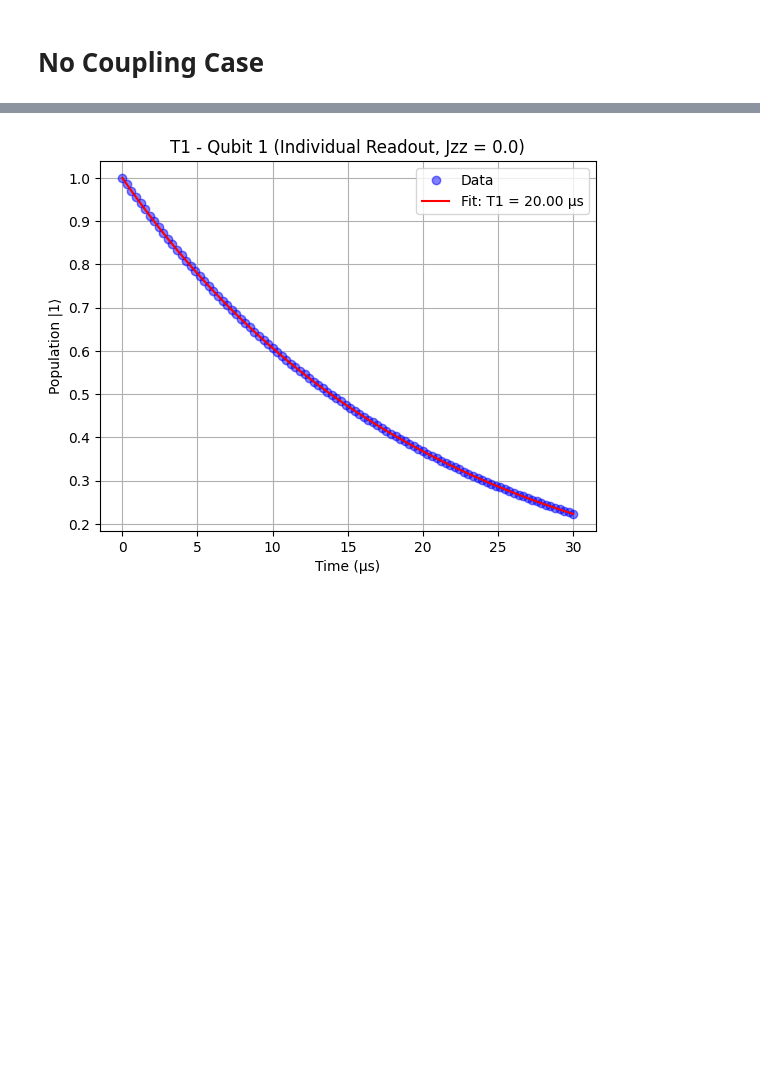
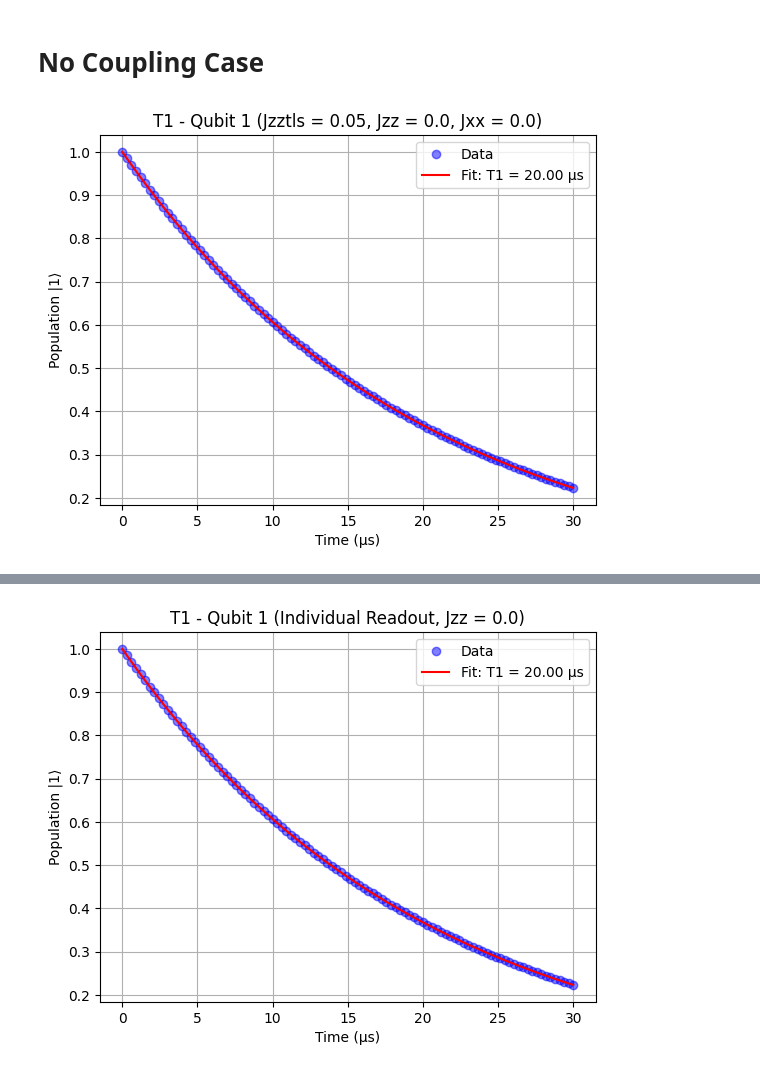
Before and after one commit to jyamaoka/qubit_zz_coupling, a Jupyter notebook: nb/Refactor_Two_Qubits_with_ZZCoupling_and_single_TLS_via_ZZ_interaction.ipynb, the cells around one changed output, grey strips where cells are left out. Drawn from its saved outputs; the diff is of its cells as text; code cells hidden in the pictures; blank space fills up the shorter version.

```diff
--- a/nb/Refactor_Two_Qubits_with_ZZCoupling_and_single_TLS_via_ZZ_interaction.ipynb
+++ b/nb/Refactor_Two_Qubits_with_ZZCoupling_and_single_TLS_via_ZZ_interaction.ipynb
@@ -57,7 +57,7 @@ def plot_t1(H, psi0, tlist, c_ops, e_ops, plable_Qbit, system_params):
     ax.plot(tlist, pop, 'bo', alpha=0.5, label='Data')
     ax.plot(tlist, exp_decay(tlist, *fit_par), 'r-',
             label=f'Fit: T1 = {fit_par[1]:.2f} μs')
-    ax.set_title(f'T1 - {plable_Qbit} (Jzztls = {system_params["Jtls"]}, Jzz = {system_params["Jzz"]}, Jxx = {system_params["Jxx"]})')
+    ax.set_title(f'T1 - {plable_Qbit} (Jzztls = {system_params["JTLS"]}, Jzz = {system_params["Jzz"]}, Jxx = {system_params["Jxx"]})')
     ax.set_xlabel('Time (μs)')
     ax.set_ylabel('Population |1⟩')
     ax.legend()
@@ -65,7 +65,7 @@ def plot_t1(H, psi0, tlist, c_ops, e_ops, plable_Qbit, system_params):
     return ax
 
 
-def solve_t2(H, psi0, tlist, c_ops, e_ops, ret_pop=False):
+def solve_t2(H, psi0, tlist, c_ops, e_ops, first_guess, ret_pop=False):
 
     # solve LME in z basis
     result = mesolve(H, psi0, tlist, c_ops, e_ops=e_ops)
@@ -74,7 +74,9 @@ def solve_t2(H, psi0, tlist, c_ops, e_ops, ret_pop=False):
     pop = make_population(result.expect[0])
 
     # fit results
-    first_guess, _ = fit_gauss_ramsey(tlist, pop)
+    #fit_parameters = [0.5, 1.0 / SYSTEM_PARAMS_NOCOUP["dephasing"]["q1"], # best guess
+    #              SYSTEM_PARAMS_NOCOUP["fq1"], 0.0, 0.5]
+    #first_guess, _ = fit_gauss_ramsey(tlist, pop)
     fit_par, _ = curve_fit(ramsey, tlist, pop, p0=first_guess)
 
     if ret_pop :
@@ -82,9 +84,9 @@ def solve_t2(H, psi0, tlist, c_ops, e_ops, ret_pop=False):
 
     return fit_par
 
-def plot_t2(H, psi0, tlist, c_ops, e_ops, plable_Qbit, system_params):
+def plot_t2(H, psi0, tlist, c_ops, e_ops, first_guess, plable_Qbit, system_params):
 
-    fit_par, pop = solve_t2(H, psi0, tlist, c_ops, e_ops, ret_pop=True)
+    fit_par, pop = solve_t2(H, psi0, tlist, c_ops, e_ops, first_guess, ret_pop=True)
 
     # draw
     # Create a figure and axes object
@@ -92,7 +94,7 @@ def plot_t2(H, psi0, tlist, c_ops, e_ops, plable_Qbit, system_params):
     ax.plot(tlist, pop, 'bo', alpha=0.5, label='Data')
     ax.plot(tlist, ramsey(tlist, *fit_par), 'r-',
             label=f'Fit: T2 = {fit_par[1]:.2f} μs')
-    ax.set_title(f'T2 - {plable_Qbit} (Jzztls = {system_params["Jtls"]}, Jzz = {system_params["Jzz"]}, Jxx = {system_params["Jxx"]})')
+    ax.set_title(f'T2 - {plable_Qbit} (Jzztls = {system_params["JTLS"]}, Jzz = {system_params["Jzz"]}, Jxx = {system_params["Jxx"]})')
     ax.set_xlabel('Time (μs)')
     ax.set_ylabel('Population |1⟩')
     ax.legend()
@@ -163,3 +165,11 @@ H, c_ops, sz_q1, sz_q2, sx_q1, sx_q2 = setup_operators(system_params=SYSTEM_PARA
 
 # get times
 tlist = SYSTEM_PARAMS_NOCOUP["time_points"]
+# %%
+# T1 measurement for Qubit 1
+psi0 = tensor(basis(2, 0), basis(2, 1), basis(2, 1))  # |0⟩|1⟩|1⟩
+solve_t1(H, psi0, tlist, c_ops, [sz_q1], ret_pop=False)
+plot_t1(H, psi0, tlist, c_ops, [sz_q1], "Qubit 1", SYSTEM_PARAMS_NOCOUP)
+plt.show()
+# %% [output]
+[figure, added]
```
Also changed, not shown: parts of 2 cells of this notebook, 7 other files.
